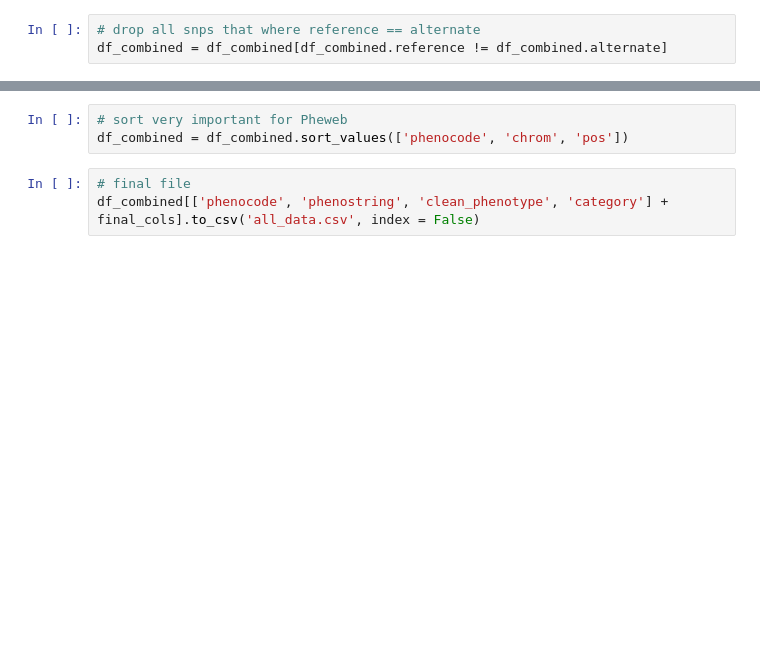
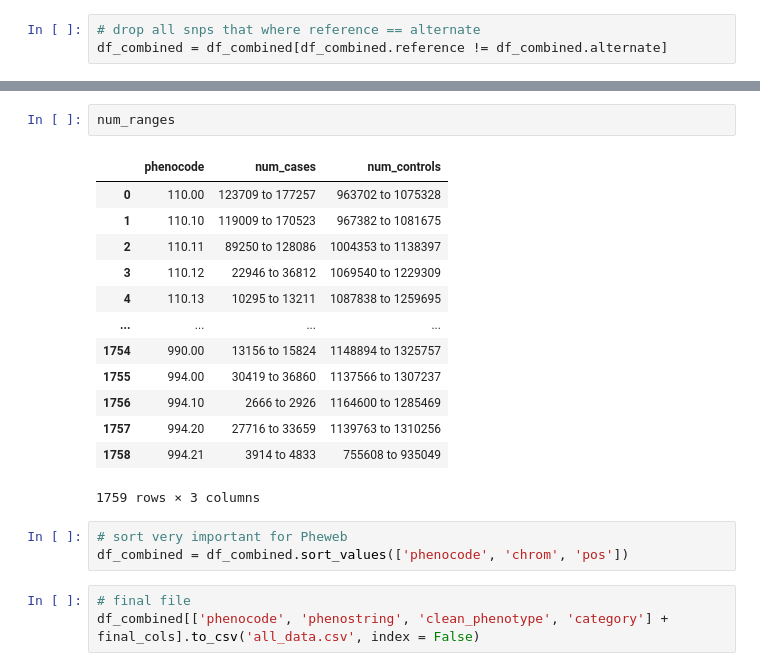
Before and after one commit to wayne-monical/deploying-pheweb, a Jupyter notebook: data_preprocessing/data_preprocessing2.ipynb, the cells around one changed output, grey strips where cells are left out. Drawn from its saved outputs; the diff is of its cells as text; blank space fills up the shorter version.

```diff
--- a/data_preprocessing/data_preprocessing2.ipynb
+++ b/data_preprocessing/data_preprocessing2.ipynb
@@ -102,3 +107,19 @@ df_combined
+# %%
+num_ranges
+# %% [output]
+|  | phenocode | num_cases | num_controls |
+| 0 | 110.00 | 123709 to 177257 | 963702 to 1075328 |
+| 1 | 110.10 | 119009 to 170523 | 967382 to 1081675 |
+| 2 | 110.11 | 89250 to 128086 | 1004353 to 1138397 |
+| 3 | 110.12 | 22946 to 36812 | 1069540 to 1229309 |
+| 4 | 110.13 | 10295 to 13211 | 1087838 to 1259695 |
+| ... | ... | ... | ... |
+| 1754 | 990.00 | 13156 to 15824 | 1148894 to 1325757 |
+| 1755 | 994.00 | 30419 to 36860 | 1137566 to 1307237 |
+| 1756 | 994.10 | 2666 to 2926 | 1164600 to 1285469 |
+| 1757 | 994.20 | 27716 to 33659 | 1139763 to 1310256 |
+| 1758 | 994.21 | 3914 to 4833 | 755608 to 935049 |
+1759 rows × 3 columns
 # %%
 # sort very important for Pheweb
 df_combined = df_combined.sort_values(['phenocode', 'chrom', 'pos'])
```
Also changed, not shown: parts of 6 cells of this notebook, 2 other files.
